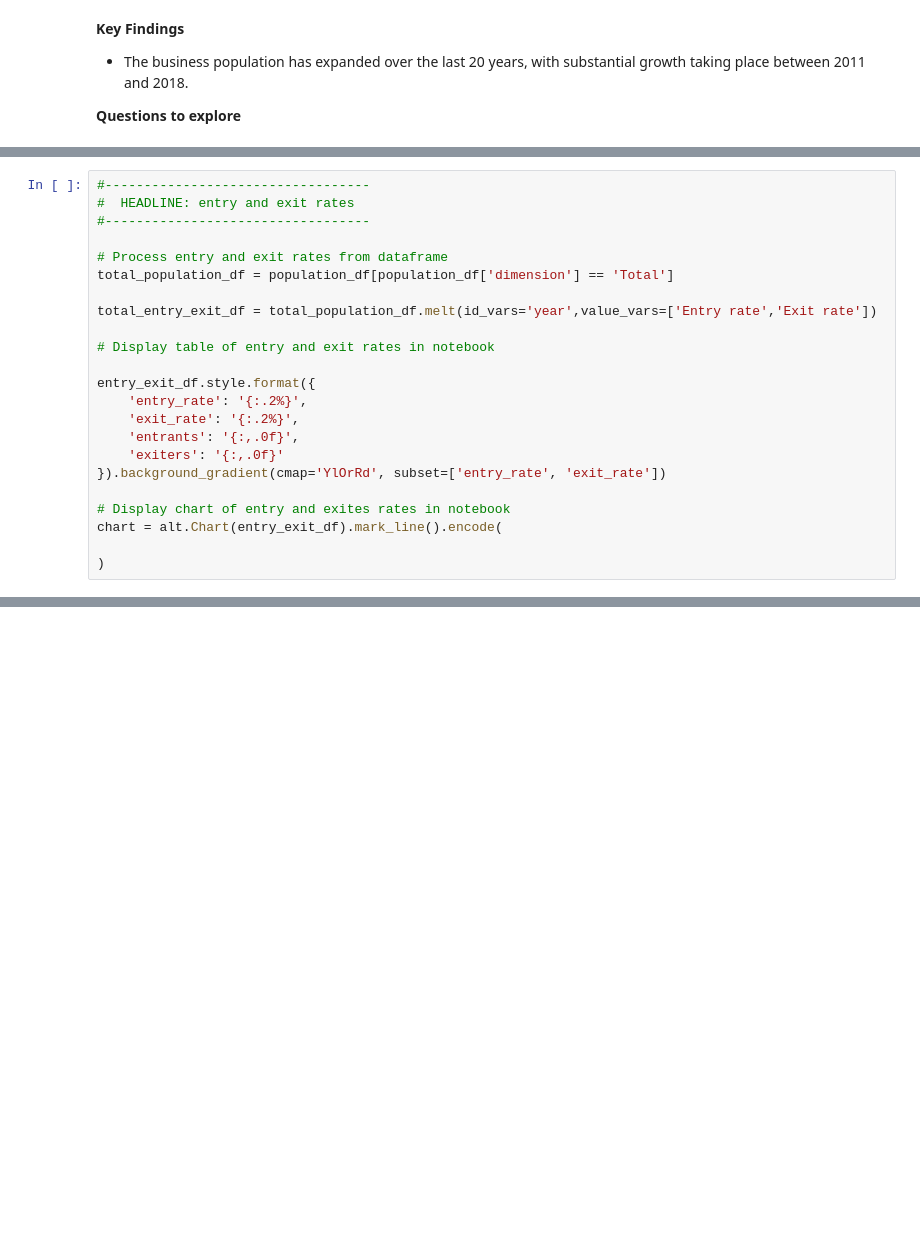
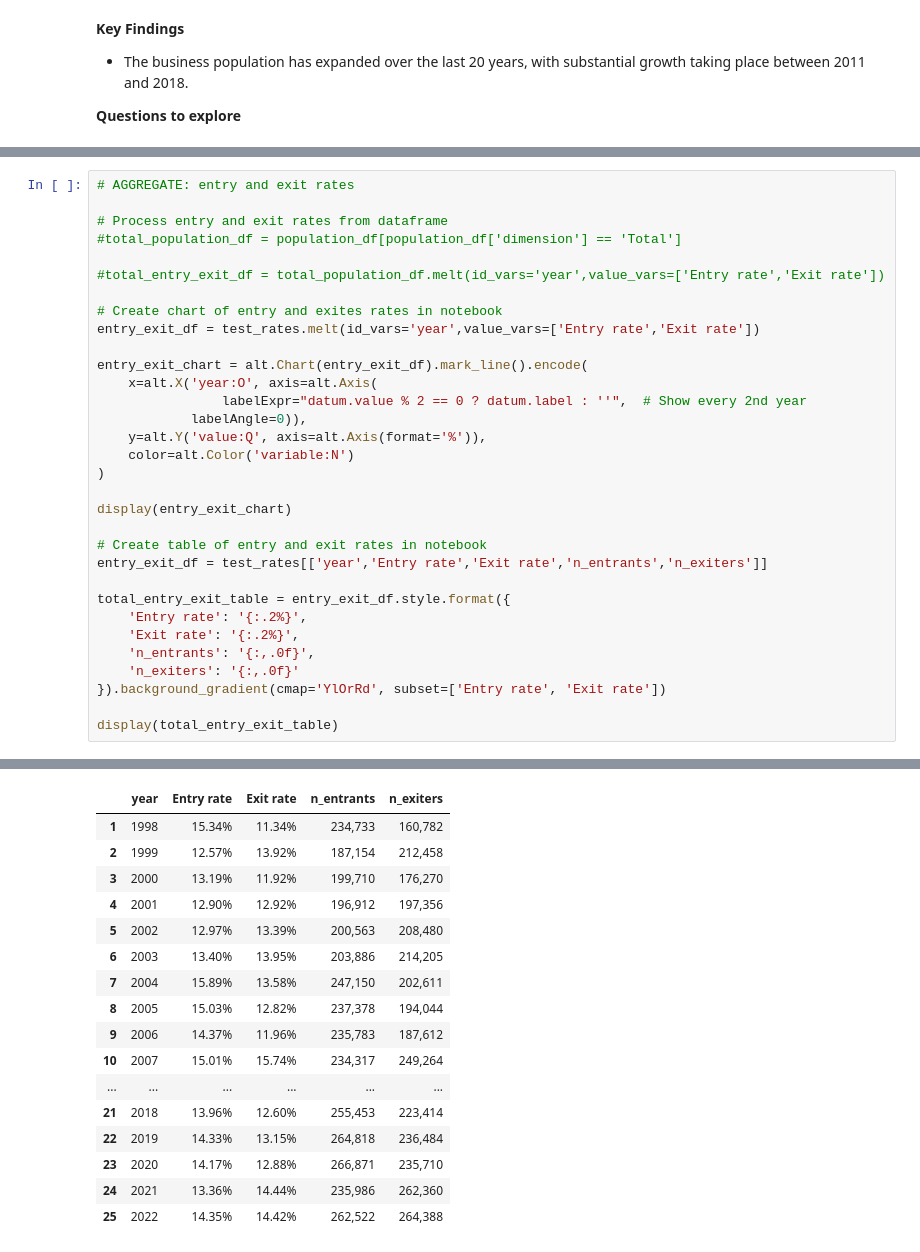
Before and after one commit to shepherdwill/shepherdwill.github.io, a Jupyter notebook: CEP Dynamism Project/Scripts/BSD_dynamism_exploration.ipynb, the cells around one changed output, grey strips where cells are left out. Drawn from its saved outputs; the diff is of its cells as text; blank space fills up the shorter version.

```diff
--- a/CEP Dynamism Project/Scripts/BSD_dynamism_exploration.ipynb
+++ b/CEP Dynamism Project/Scripts/BSD_dynamism_exploration.ipynb
@@ -194,23 +244,33 @@ This section examines firm entry and exit dynamics over time. Entry rates measur
 # %%
-#----------------------------------
-#  HEADLINE: entry and exit rates
-#----------------------------------
+# AGGREGATE: entry and exit rates
 
 # Process entry and exit rates from dataframe
-total_population_df = population_df[population_df['dimension'] == 'Total']
+#total_population_df = population_df[population_df['dimension'] == 'Total']
 
-total_entry_exit_df = total_population_df.melt(id_vars='year',value_vars=['Entry rate','Exit rate'])
+#total_entry_exit_df = total_population_df.melt(id_vars='year',value_vars=['Entry rate','Exit rate'])
 
-# Display table of entry and exit rates in notebook
+# Create chart of entry and exites rates in notebook
+entry_exit_df = test_rates.melt(id_vars='year',value_vars=['Entry rate','Exit rate'])
 
-entry_exit_df.style.format({
-    'entry_rate': '{:.2%}',
-    'exit_rate': '{:.2%}',
-    'entrants': '{:,.0f}',
-    'exiters': '{:,.0f}'
-}).background_gradient(cmap='YlOrRd', subset=['entry_rate', 'exit_rate'])
+entry_exit_chart = alt.Chart(entry_exit_df).mark_line().encode(
+    x=alt.X('year:O', axis=alt.Axis(
+                labelExpr="datum.value % 2 == 0 ? datum.label : ''",  # Show every 2nd year
+            labelAngle=0)),
+    y=alt.Y('value:Q', axis=alt.Axis(format='%')),
+    color=alt.Color('variable:N')
+)
 
-# Display chart of entry and exites rates in notebook
-chart = alt.Chart(entry_exit_df).mark_line().encode(
+display(entry_exit_chart)
 
-)
+# Create table of entry and exit rates in notebook
+entry_exit_df = test_rates[['year','Entry rate','Exit rate','n_entrants','n_exiters']]
+
+total_entry_exit_table = entry_exit_df.style.format({
+    'Entry rate': '{:.2%}',
+    'Exit rate': '{:.2%}',
+    'n_entrants': '{:,.0f}',
+    'n_exiters': '{:,.0f}'
+}).background_gradient(cmap='YlOrRd', subset=['Entry rate', 'Exit rate'])
+
+display(total_entry_exit_table)
+# %% [output]
@@ -216,0 +278,17 @@ chart = alt.Chart(entry_exit_df).mark_line().encode(
+|  | year | Entry rate | Exit rate | n_entrants | n_exiters |
+| 1 | 1998 | 15.34% | 11.34% | 234,733 | 160,782 |
+| 2 | 1999 | 12.57% | 13.92% | 187,154 | 212,458 |
+| 3 | 2000 | 13.19% | 11.92% | 199,710 | 176,270 |
+| 4 | 2001 | 12.90% | 12.92% | 196,912 | 197,356 |
+| 5 | 2002 | 12.97% | 13.39% | 200,563 | 208,480 |
+| 6 | 2003 | 13.40% | 13.95% | 203,886 | 214,205 |
+| 7 | 2004 | 15.89% | 13.58% | 247,150 | 202,611 |
+| 8 | 2005 | 15.03% | 12.82% | 237,378 | 194,044 |
+| 9 | 2006 | 14.37% | 11.96% | 235,783 | 187,612 |
+| 10 | 2007 | 15.01% | 15.74% | 234,317 | 249,264 |
+| ... | ... | ... | ... | ... | ... |
+| 21 | 2018 | 13.96% | 12.60% | 255,453 | 223,414 |
+| 22 | 2019 | 14.33% | 13.15% | 264,818 | 236,484 |
+| 23 | 2020 | 14.17% | 12.88% | 266,871 | 235,710 |
+| 24 | 2021 | 13.36% | 14.44% | 235,986 | 262,360 |
+| 25 | 2022 | 14.35% | 14.42% | 262,522 | 264,388 |
```
Also changed, not shown: parts of 57 cells of this notebook.
